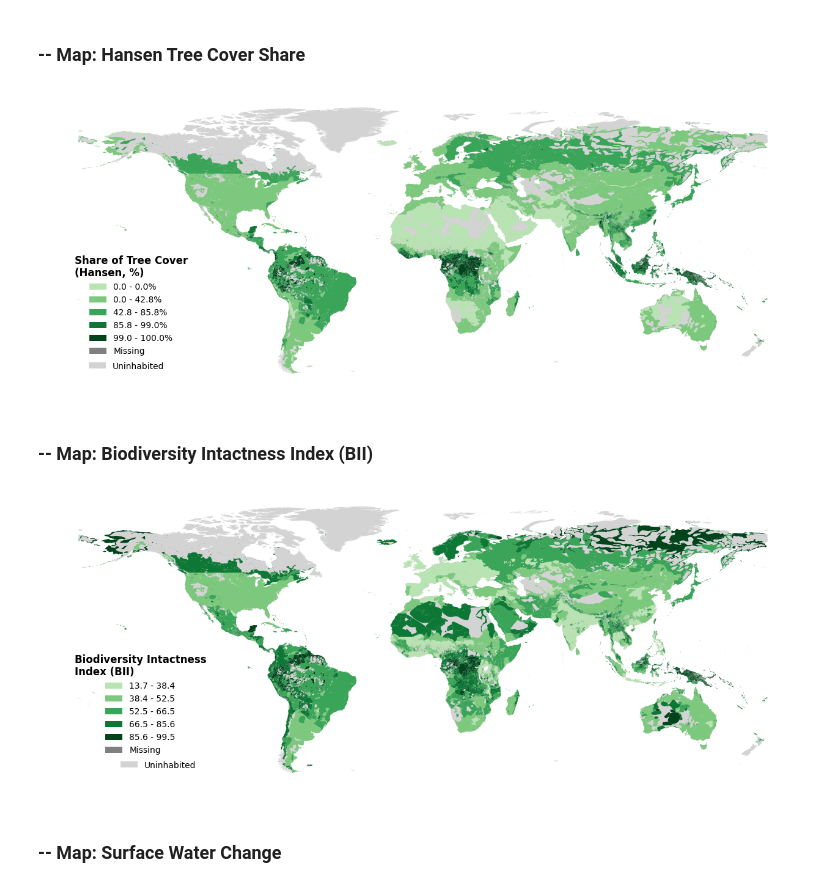
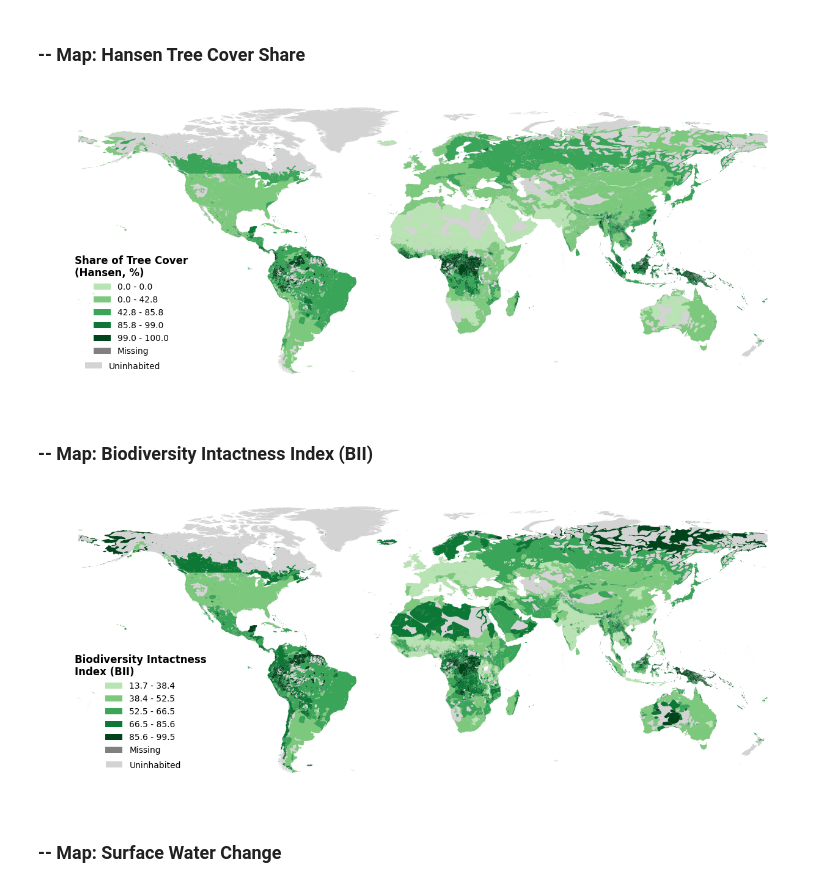
Before and after one commit to juamiji1/Folklore-environment, a Jupyter notebook: code/build/map_hansen_treecover_ethnologue.ipynb, the cells around one changed output. Saved outputs shown, nothing was run; the diff lists cells and outputs as text; code cells hidden in the pictures.

```diff
--- a/code/build/map_hansen_treecover_ethnologue.ipynb
+++ b/code/build/map_hansen_treecover_ethnologue.ipynb
@@ -48,24 +48,26 @@ EPSG:4326
 # %% [markdown]
 ### Fixing Pos-Columbian shape
 # %%
-# Load Hansen treecover + BII + surface-water and compute sh_treecover
+# Load Hansen treecover + BII + surface-water and compute sh_treecover + sh_seasonwater_base
 hansen_df = pd.read_csv(hansen_csv)                               # ID, treecover_km2, treeloss_km2
 bii_df    = pd.read_csv(bii_csv)[["ID", "area_km2", "bii"]]
-water_df  = pd.read_csv(water_csv)[["ID", "changewater"]]
+water_df  = pd.read_csv(water_csv)[["ID", "changewater", "seasonalwater_2000_km2"]]
 
 tc_df = (
     hansen_df
     .merge(bii_df,   on="ID", how="left")
     .merge(water_df, on="ID", how="left")
 )
-tc_df["sh_treecover"] = tc_df["treecover_km2"] * 100.0 / tc_df["area_km2"]
+tc_df["sh_treecover"]       = tc_df["treecover_km2"] * 100.0 / tc_df["area_km2"]
+tc_df["sh_seasonwater_base"] = tc_df["seasonalwater_2000_km2"] * 100.0 / tc_df["area_km2"]
 
 # Cap at 100 (Stata: replace sh_treecover=100 if sh_treecover>100 & sh_treecover!=.)
-tc_df.loc[tc_df["sh_treecover"] > 100, "sh_treecover"] = 100
+tc_df.loc[tc_df["sh_treecover"]        > 100, "sh_treecover"]        = 100
+tc_df.loc[tc_df["sh_seasonwater_base"] > 100, "sh_seasonwater_base"] = 100
 
 poscol_shape = poscol_shape.merge(
-    tc_df[["ID", "sh_treecover", "bii", "changewater"]],
+    tc_df[["ID", "sh_treecover", "bii", "changewater", "sh_seasonwater_base"]],
     on="ID", how="left",
 )
-poscol_shape[["ID", "sh_treecover", "bii", "changewater"]].head()
+poscol_shape[["ID", "sh_treecover", "bii", "changewater", "sh_seasonwater_base"]].head()
 # %% [output]
@@ -101,7 +103,7 @@ poscol_shape['quantile_cat'], bins = pd.qcut(
 
 # Creating the labels for the legend
 label_map = {
-    i: f"{bins[i]:.1f} - {bins[i+1]:.1f}%"
+    i: f"{bins[i]:.1f} - {bins[i+1]:.1f}"
     for i in range(len(bins) - 1)
 }
 # %%
@@ -150,35 +152,35 @@ legend = ax.legend(
     bbox_to_anchor=(0.03, 0.1, 0.2, 0.2),
     frameon=False,
     title="Share of Tree Cover\n(Hansen, %)",
     title_fontproperties=FontProperties(weight='bold', size=12),
     prop=FontProperties(size=10)
 )
 
 # Uninhabited patch
 uninhabited_patch = Patch(
     facecolor='lightgray',
     edgecolor='none',
     label='Uninhabited'
 )
 custom_legend = ax.legend(
     handles=[uninhabited_patch],
     loc='lower left',
-    bbox_to_anchor=(0.049, 0.05, 0.2, 0.2),
+    bbox_to_anchor=(0.044, 0.05, 0.2, 0.2),
     frameon=False,
     prop=FontProperties(size=10),
 )
 ax.add_artist(legend)
 
 # Force same spatial extent
 ax.set_aspect('equal', adjustable='box')
 ax.set_axis_off()
 
 # Save to PDF
 plt.savefig(export_path / "Hansen_ShTreecover_POSCOL.pdf", format='pdf', dpi=300, bbox_inches='tight')
 
 plt.show()
 # %% [output]
-[figure, old version]
+[figure, new version]
 # %% [markdown]
 ### -- Map: Biodiversity Intactness Index (BII)
 # %%
@@ -238,7 +240,7 @@ uninhabited_patch = Patch(facecolor='lightgray', edgecolor='none', label='Uninha
 custom_legend = ax.legend(
     handles=[uninhabited_patch],
     loc='lower left',
-    bbox_to_anchor=(0.091, 0.05, 0.2, 0.2),
+    bbox_to_anchor=(0.071, 0.05, 0.2, 0.2),
     frameon=False,
     prop=FontProperties(size=10),
 )
@@ -250,7 +252,7 @@ ax.set_axis_off()
 plt.savefig(export_path / "BII_POSCOL.pdf", format='pdf', dpi=300, bbox_inches='tight')
 plt.show()
 # %% [output]
-[figure, old version]
+[figure, new version]
 # %% [markdown]
 ### -- Map: Surface Water Change
 # %%
```
Also changed, not shown: parts of 4 cells of this notebook, 20 other files.
